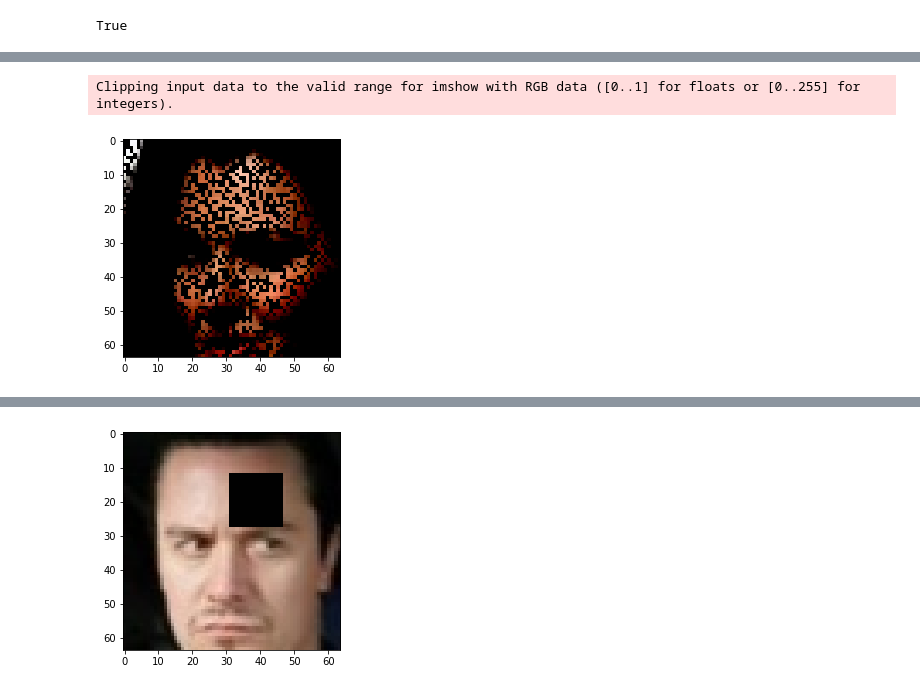
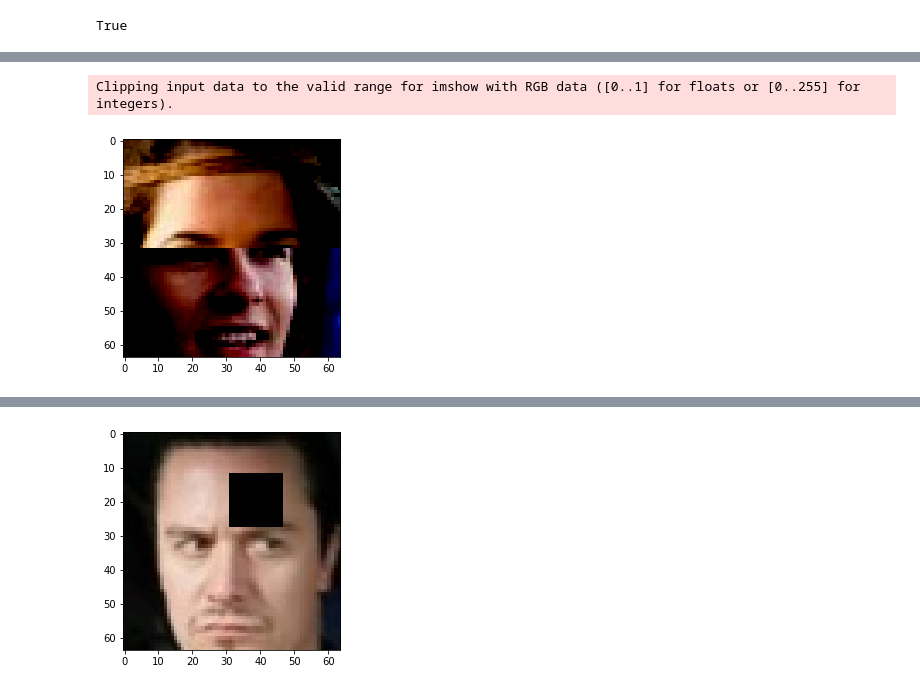
Before and after one commit to TomislavZupanovic/Data-Reconstruction, a Jupyter notebook: notebooks/ImageMask.ipynb, the cells around one changed output, grey strips where cells are left out. Cells and saved outputs as stored; diff of their text form; code cells hidden in the pictures.

```diff
--- a/notebooks/ImageMask.ipynb
+++ b/notebooks/ImageMask.ipynb
@@ -81,5 +81,10 @@ Clipping input data to the valid range for imshow with RGB data ([0..1] for floa
-# %%
-plt.imshow(real_part[0].permute(1, 2, 0));
-# %% [output]
-Clipping input data to the valid range for imshow with RGB data ([0..1] for floats or [0..255] for integers).
-[figure, removed]
+# %%
+generated = real_img.clone()
+input_image = masked_img.clone()
+
+#concat_image = generated.clone()
+generated[1, :, ~mask] = input_image[0, :, ~mask]
+plt.imshow(generated[1].permute(1, 2, 0));
+# %% [output]
+Clipping input data to the valid range for imshow with RGB data ([0..1] for floats or [0..255] for integers).
+[figure, added]
```
Also changed, not shown: parts of 12 cells of this notebook, 7 other files.
